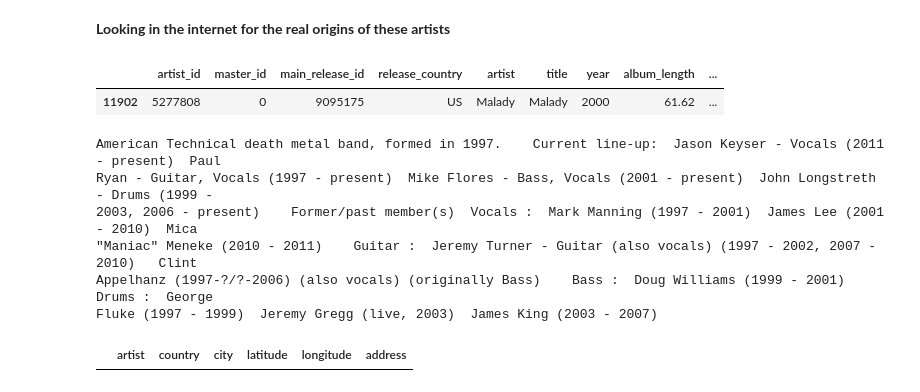
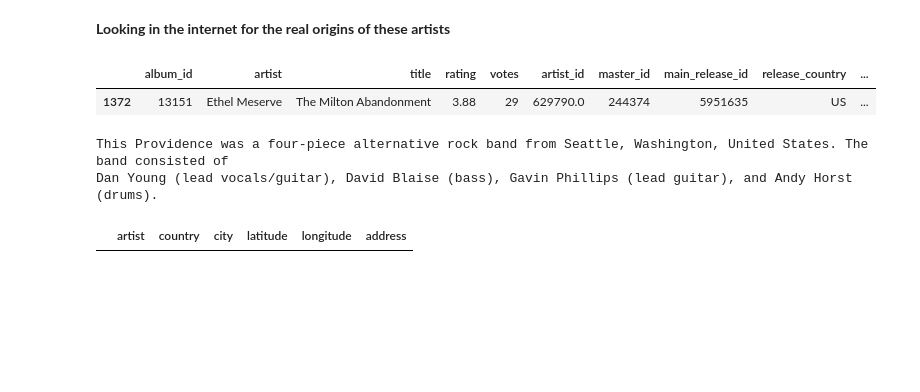
Before and after one commit to arnauog/what_the_rock, a Jupyter notebook: geopy_origins.ipynb, the cells around one changed output. Cells and saved outputs as stored; diff of their text form; code cells hidden in the pictures; blank space fills up the shorter version.

```diff
--- a/geopy_origins.ipynb
+++ b/geopy_origins.ipynb
@@ -933,9 +955,9 @@ artists_to_do
 # %%
 # create the df with the origins scraped from Wikipedia
 
-df = pd.read_csv('Datasets/df_masters_blended.csv')
+df = pd.read_csv('Datasets/df_us_new_masters_clean.csv')
 start_index = 0
-final_index = start_index+16
+final_index = start_index+50
 
 df_artists_origins = get_origins_wikipedia(df, start_index, final_index)
 # %% [output]
@@ -997,23 +1021,19 @@ df_new_artists["origin"] = np.where(df_new_artists["artist"]=="Malady", "San Die
 # %%
 # look for the albums of the artist in the original df to check it's the correct artist
-df[df['artist']=="Malady".strip()].sort_values('year').head()
+df[df['artist']=="Ethel Meserve".strip()].sort_values('year').head()
 # %% [output]
-|  | artist_id | master_id | main_release_id | release_country | artist | title | year | album_length | ... |
-| 11902 | 5277808 | 0 | 9095175 | US | Malady | Malady | 2000 | 61.62 | ... |
+|  | album_id | artist | title | rating | votes | artist_id | master_id | main_release_id | release_country | ... |
+| 1372 | 13151 | Ethel Meserve | The Milton Abandonment | 3.88 | 29 | 629790.0 | 244374 | 5951635 | US | ... |
 # %%
 # check if there's info of the artist origin in the column 'artist_profile'
 import textwrap
-artist_profile = df.loc[6326]['artist_profile']
+artist_profile = df.loc[1211]['artist_profile']
 
 splitted_string = textwrap.fill(artist_profile, width=120)
 print(splitted_string)
 # %% [output]
-American Technical death metal band, formed in 1997.    Current line-up:  Jason Keyser - Vocals (2011 - present)  Paul
-Ryan - Guitar, Vocals (1997 - present)  Mike Flores - Bass, Vocals (2001 - present)  John Longstreth - Drums (1999 -
-2003, 2006 - present)    Former/past member(s)  Vocals :  Mark Manning (1997 - 2001)  James Lee (2001 - 2010)  Mica
-"Maniac" Meneke (2010 - 2011)    Guitar :  Jeremy Turner - Guitar (also vocals) (1997 - 2002, 2007 - 2010)   Clint
-Appelhanz (1997-?/?-2006) (also vocals) (originally Bass)    Bass :  Doug Williams (1999 - 2001)    Drums :  George
-Fluke (1997 - 1999)  Jeremy Gregg (live, 2003)  James King (2003 - 2007)
+This Providence was a four-piece alternative rock band from Seattle, Washington, United States. The band consisted of
+Dan Young (lead vocals/guitar), David Blaise (bass), Gavin Phillips (lead guitar), and Andy Horst (drums).
 # %%
 df_artists_origins_coordinates[df_artists_origins_coordinates['artist']=='Yoko One']
 # %% [output]
```
Also changed, not shown: parts of 41 cells of this notebook, 18 other files.
